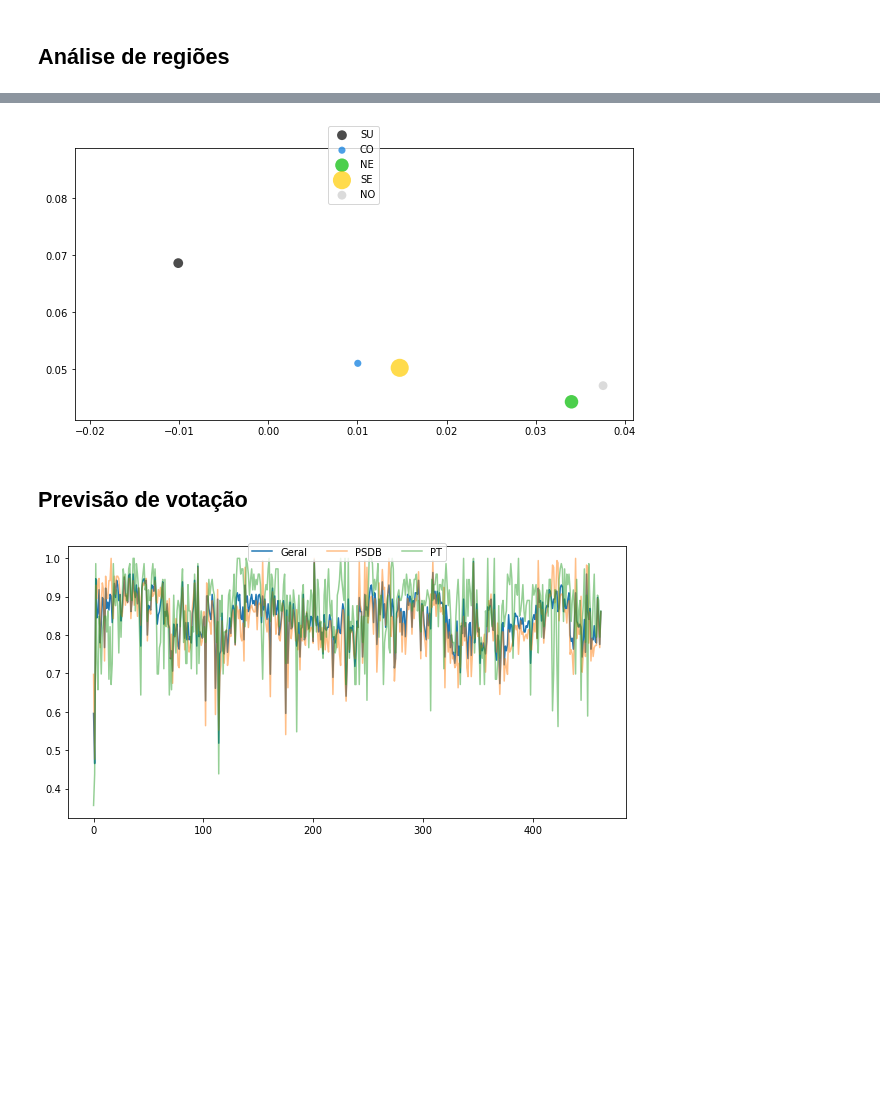
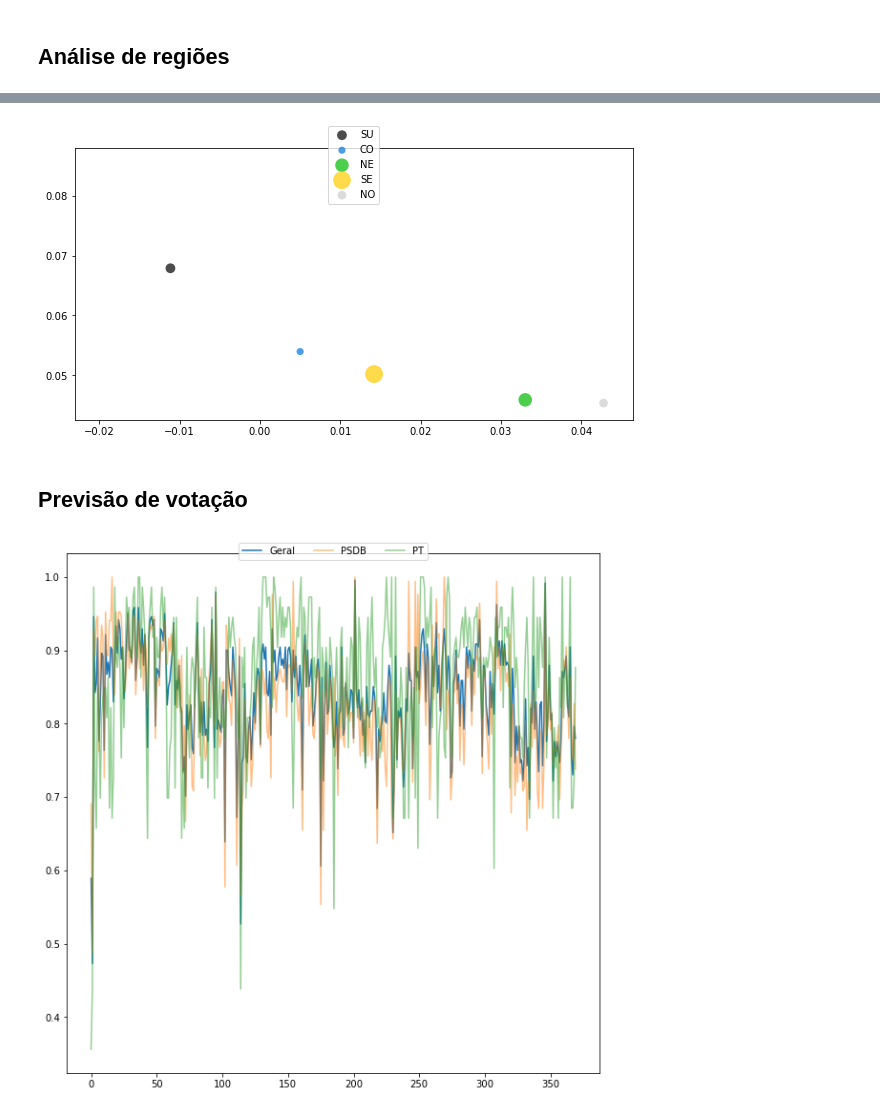
Before and after one commit to rw88/ufabc-fundmat-deputados, a Jupyter notebook: Deputados.ipynb, the cells around one changed output, grey strips where cells are left out. Cells and saved outputs as stored; diff of their text form; code cells hidden in the pictures; blank space fills up the shorter version.

```diff
--- a/Deputados.ipynb
+++ b/Deputados.ipynb
@@ -29,7 +29,7 @@ Carrega todos os dados da pasta "dados_camara" e mesclo tudo em um únido datafr
 # %%
 votacoes = None
 matchColumns = ["nome","partido","uf"]
-files = ['./dados_camara/'+str(ano)+'.csv' for ano in range(1995,1999)]
+files = ['./dados_camara/'+str(ano)+'.csv' for ano in range(1995,1998)]
 #files = glob.glob('./dados_senado/*.csv')
 for _file in files:
     aux = pd.read_csv(_file, encoding='utf-8')
@@ -232,7 +230,7 @@ for p in cj_regioes:
 ax.legend(loc=9,ncol=(len(cj_partidos)+1)//2,bbox_to_anchor=(0.5, 1.1))
 plt.show()
 # %% [output]
-[figure, old version]
+[figure, new version]
 # %% [markdown]
 ## Previsão de votação
 # %%
@@ -251,12 +249,12 @@ for votacao in range(1,votos.shape[1]):
         sset = np.where(partidos==p)[0]
         por_partido[p].append(np.mean(prediction.iloc[sset] == votos.iloc[sset,votacao]))
 # %%
-fig, ax = plt.subplots(figsize=(10,5))
+fig, ax = plt.subplots(figsize=(10,10))
 
 ax.plot(acertos,label="Geral")
 for p in por_partido.keys():
     ax.plot(por_partido[p],label=p,alpha=0.5)
 ax.legend(loc=9,ncol=4,bbox_to_anchor=(0.5, 1.03))
 plt.show()
 # %% [output]
-[figure, old version]
+[figure, new version]
```
Also changed, not shown: parts of 9 cells of this notebook.
